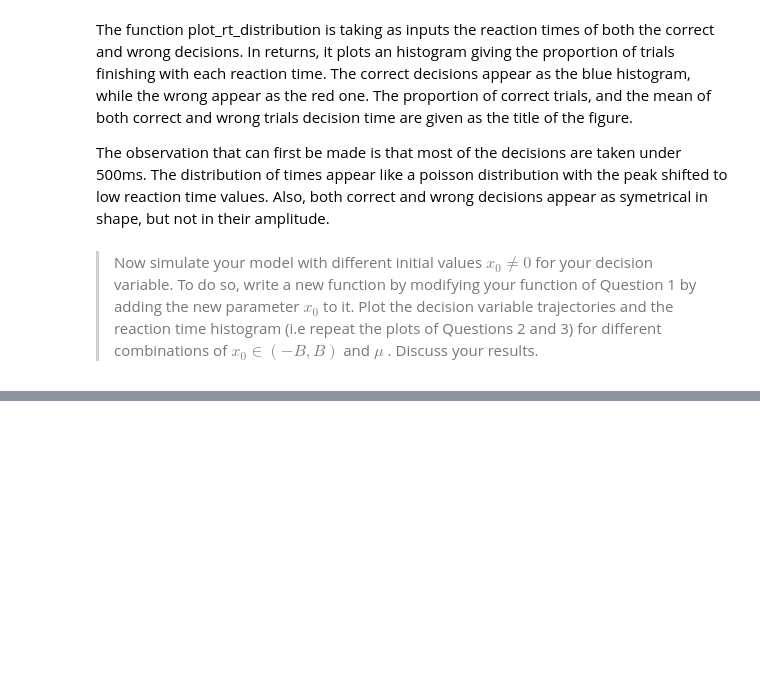
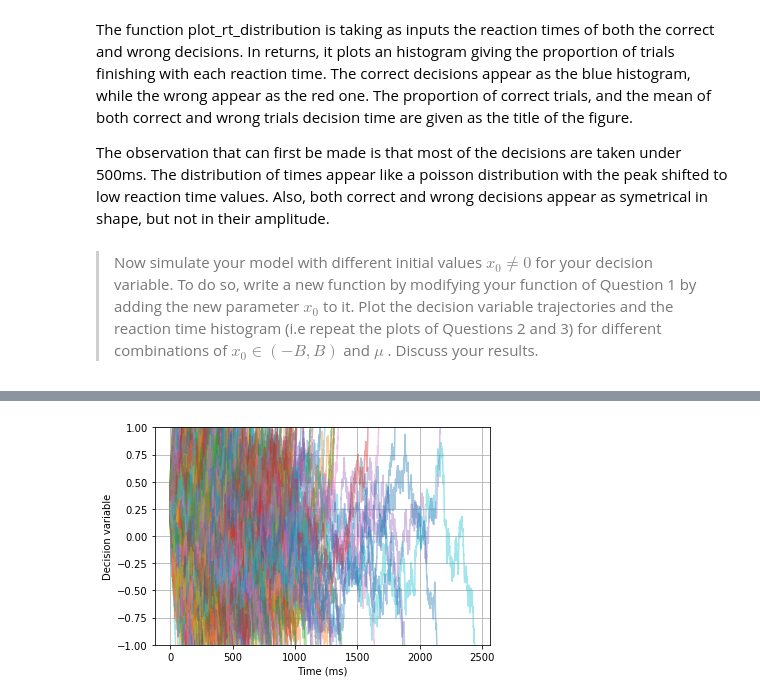
Before and after one commit to TristanBesson/bmnn, a Jupyter notebook: Ex13_Dylan_Bourgeois_224797.ipynb, the cells around one changed output, grey strips where cells are left out. Saved outputs shown, nothing was run; the diff lists cells and outputs as text; code cells hidden in the pictures; blank space fills up the shorter version.

```diff
--- a/Ex13_Dylan_Bourgeois_224797.ipynb
+++ b/Ex13_Dylan_Bourgeois_224797.ipynb
@@ -889,0 +995,36 @@ TypeError: sim_drift_diffusion() takes exactly 4 arguments (3 given)
+# %%
+#
+# x0 = 0.3    mu = -0.0001
+#
+
+x0 = 0.3
+mu = -0.0001
+
+
+n_trials=1000
+sigma = 0.05
+B = 1
+correctness = []
+reacTime = []
+rt_correct = []
+rt_wrong = []
+alph = 0.4
+plt.figure()
+
+for i_trial in range(n_trials):
+
+    # Call your function.
+    # For each trial store its reaction time and its correctness in two arrays
+    choice, correct, reaction_time, x_plot = sim_drift_diffusion(mu, sigma, B,x0)
+    correctness.append(correct)
+    reacTime.append(reaction_time)
+    time = np.linspace(0,reaction_time, len(x_plot))
+    plt.plot(time,x_plot, alpha = alph)
+
+plt.xlabel('Time (ms)')
+plt.ylabel('Decision variable')
+plt.ylim((-B,B))
+plt.grid(True)
+plt.show()
+# %% [output]
+[figure, added]
```
Also changed, not shown: parts of 10 cells of this notebook.
